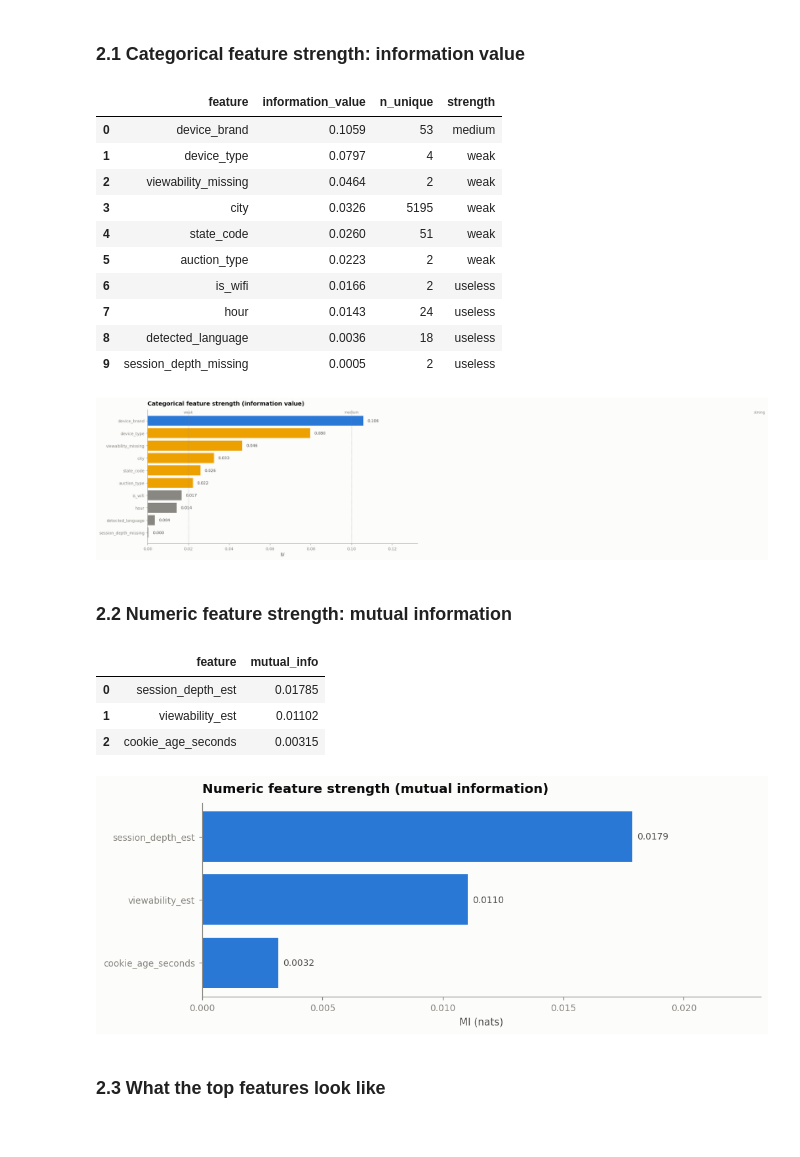
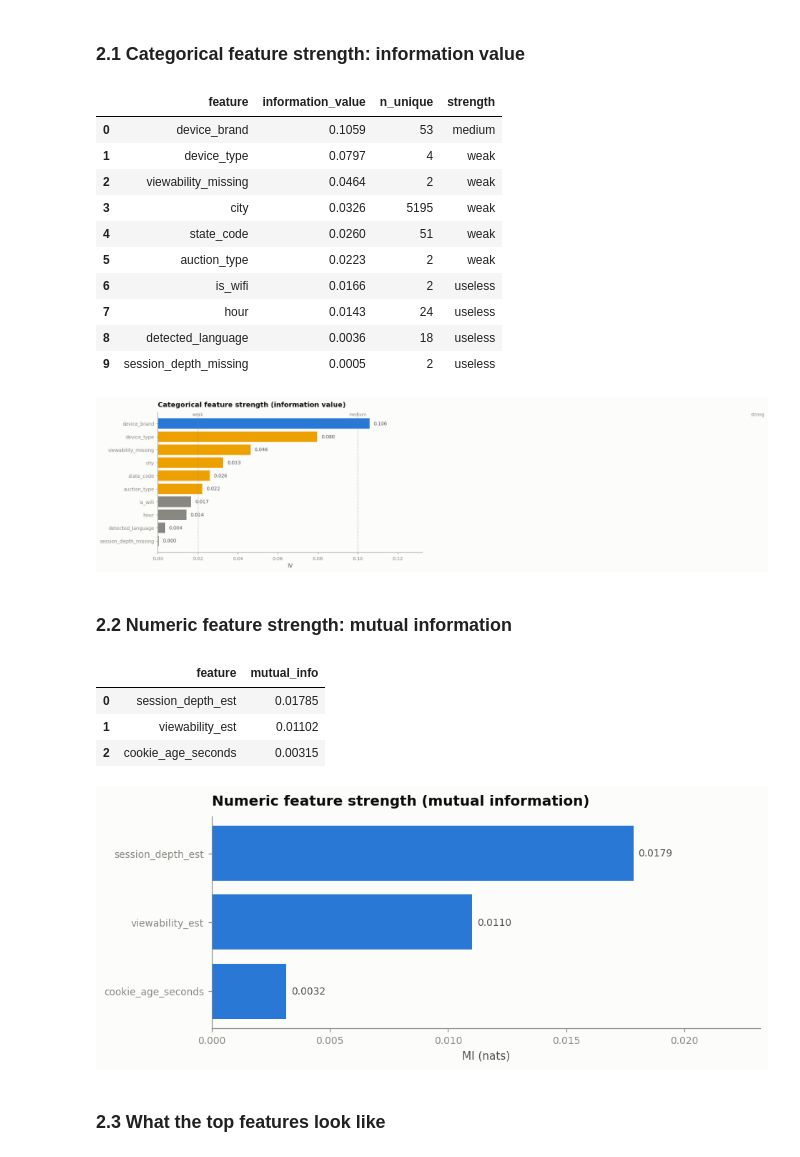
Before and after one commit to eforus-overseer/bid-whisperer, a Jupyter notebook: notebooks/analysis.ipynb, the cells around one changed output. Drawn from its saved outputs; the diff is of its cells as text; code cells hidden in the pictures.

```diff
--- a/notebooks/analysis.ipynb
+++ b/notebooks/analysis.ipynb
@@ -270,40 +270,40 @@ Numeric candidates: ['viewability_est', 'session_depth_est', 'cookie_age_seconds
 # %%
 iv = cf.rank_categorical_iv(won, cat_candidates)
 display(iv.style.format({"information_value":"{:.4f}"}))
 
-fig, ax = plt.subplots(figsize=(11,5.5))
+fig, ax = plt.subplots(figsize=(9,4.8))
 colors = {"strong":vs.STATUS["good"], "medium":vs.CATEGORICAL[0], "weak":vs.CATEGORICAL[3], "useless":vs.INK_MUTED}
 bar_colors = [colors[str(s)] for s in iv["strength"]]
 ax.barh(iv["feature"], iv["information_value"], color=bar_colors)
 ax.invert_yaxis()
 for th,lab in [(0.02,"weak"),(0.1,"medium"),(0.3,"strong")]:
     ax.axvline(th, color=vs.INK_MUTED, lw=0.8, ls=":")
     ax.text(th, -0.6, lab, fontsize=8, color=vs.INK_MUTED, ha="center")
 for y,v in enumerate(iv["information_value"]):
     ax.text(v+0.002, y, f"{v:.3f}", va="center", fontsize=9, color=vs.INK_SECONDARY)
 vs.despine_labels(ax, "Categorical feature strength (information value)", "IV", None)
 ax.grid(False); ax.set_xlim(0, iv["information_value"].max()*1.25)
 save(fig, "q2_iv_ranking.png"); plt.show()
 # %% [output]
 |  | feature | information_value | n_unique | strength |
 | 0 | device_brand | 0.1059 | 53 | medium |
 | 1 | device_type | 0.0797 | 4 | weak |
 | 2 | viewability_missing | 0.0464 | 2 | weak |
 | 3 | city | 0.0326 | 5195 | weak |
 | 4 | state_code | 0.0260 | 51 | weak |
 | 5 | auction_type | 0.0223 | 2 | weak |
 | 6 | is_wifi | 0.0166 | 2 | useless |
 | 7 | hour | 0.0143 | 24 | useless |
 | 8 | detected_language | 0.0036 | 18 | useless |
 | 9 | session_depth_missing | 0.0005 | 2 | useless |
-[figure, old version]
+[figure, new version]
 # %% [markdown]
 ### 2.2 Numeric feature strength: mutual information
 # %%
 mi = cf.rank_numeric_mi(won, num_candidates)
 display(mi.style.format({"mutual_info":"{:.5f}"}))
 
-fig, ax = plt.subplots(figsize=(10,3.5))
+fig, ax = plt.subplots(figsize=(9,3.5))
 ax.barh(mi["feature"], mi["mutual_info"], color=vs.SEQUENTIAL); ax.invert_yaxis()
 for y,v in enumerate(mi["mutual_info"]):
     ax.text(v+2e-4, y, f"{v:.4f}", va="center", fontsize=9, color=vs.INK_SECONDARY)
@@ -315,7 +315,7 @@ save(fig, "q2_mi_ranking.png"); plt.show()
 | 0 | session_depth_est | 0.01785 |
 | 1 | viewability_est | 0.01102 |
 | 2 | cookie_age_seconds | 0.00315 |
-[figure, old version]
+[figure, new version]
 # %% [markdown]
 ### 2.3 What the top features look like
 # %%
```
Also changed, not shown: parts of 6 cells of this notebook, 14 other files.
